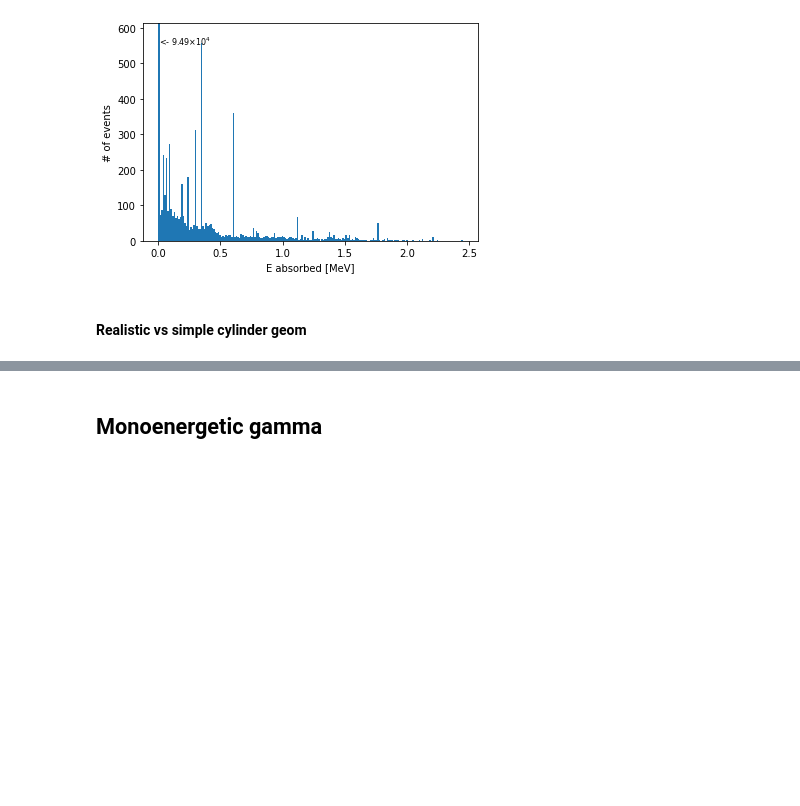
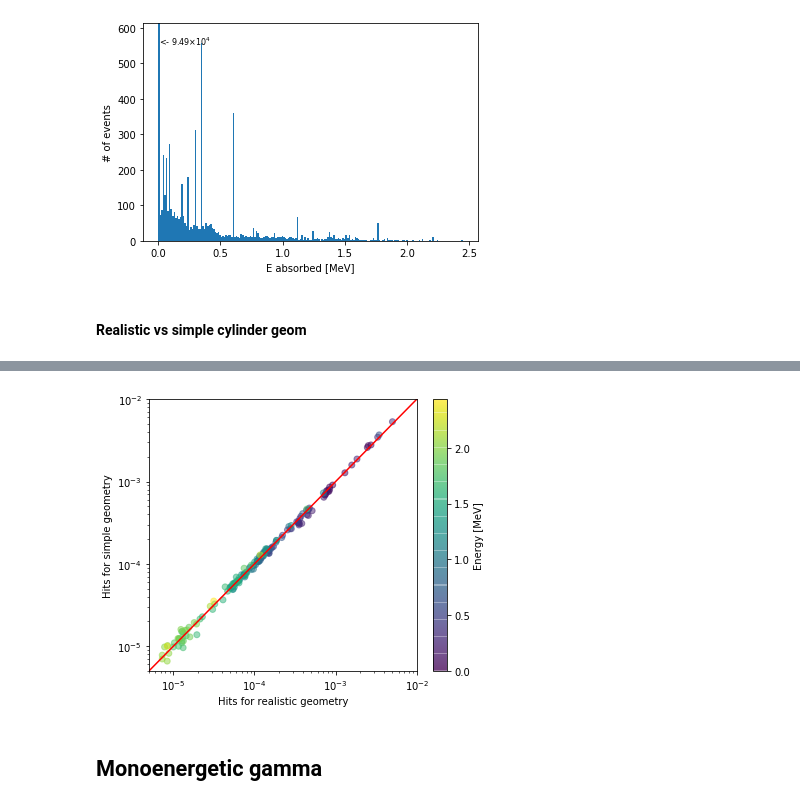
Before and after one commit to Balazzs/HPGECalorimeter, a Jupyter notebook: Analysis.ipynb, the cells around one changed output, grey strips where cells are left out. Cells and saved outputs as stored; diff of their text form; code cells hidden in the pictures; blank space fills up the shorter version.

```diff
--- a/Analysis.ipynb
+++ b/Analysis.ipynb
@@ -426,3 +434,8 @@ plt.savefig("figures/U_238_table_simple_vs_real_geom.svg", bbox_layout="tight")
+# %%
+plot_geometry_comparison (data_table_simple_geom_big, data_table_real_geom_big)
+plt.savefig("figures/table_simple_vs_real_geom_big.svg", bbox_layout="tight")
+# %% [output]
+[figure, added]
 # %% [markdown]
 ## Monoenergetic gamma
 # %%
```
Also changed, not shown: parts of 2 cells of this notebook, 2 other files.
